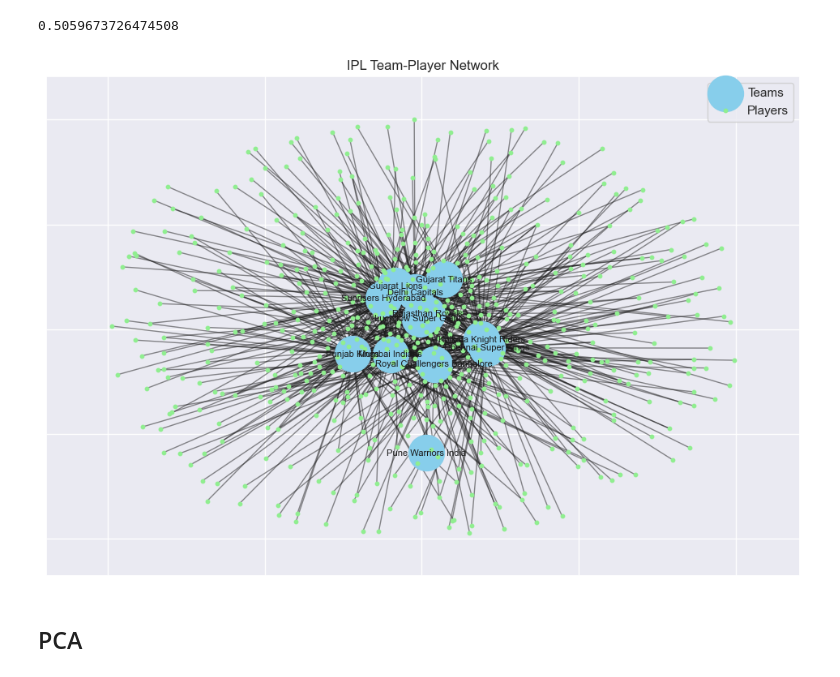
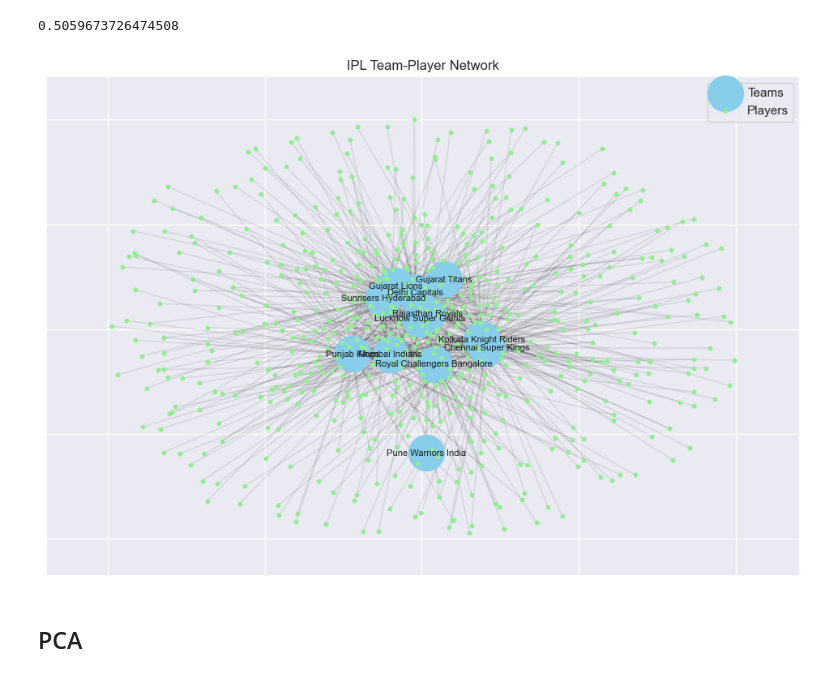
Before and after one commit to arhamaneeq/CFA_Analytics_Induction, a Jupyter notebook: prelim.ipynb, the cells around one changed output. Saved outputs shown, nothing was run; the diff lists cells and outputs as text; code cells hidden in the pictures.

```diff
--- a/prelim.ipynb
+++ b/prelim.ipynb
@@ -828,30 +828,30 @@ print(sklearn.metrics.silhouette_score(X, kmeans.labels_))
 # %%
 G = nx.Graph()
 
 teams = team_df['Team'].unique()
 players = player_df['Player'].unique()
 
 G.add_nodes_from(teams, bipartite = 0)
 G.add_nodes_from(players, bipartite = 1)
 
 for _, row in df.iterrows():
     G.add_edge(row['Team'], row['Player'], weight=row['Winning bid'])
 
 pos = nx.spring_layout(G, seed=42, k=0.9)
 
 plt.figure(figsize=(12, 8))
 nx.draw_networkx_nodes(G, pos, node_color="skyblue", nodelist=teams, node_size=1000, label="Teams")
 nx.draw_networkx_nodes(G, pos, node_color="lightgreen", nodelist=players, node_size=10, label="Players")
 
 edges = nx.get_edge_attributes(G, 'weight')
-nx.draw_networkx_edges(G, pos, alpha=0.5)
+nx.draw_networkx_edges(G, pos, alpha=0.1)
 nx.draw_networkx_labels(G, pos, labels={team: team for team in teams},font_size=8)
 
 plt.title("IPL Team-Player Network")
 plt.legend()
 plt.show()
 # %% [output]
-[figure, old version]
+[figure, new version]
 # %% [markdown]
 ## PCA
 # %%
```
Also changed, not shown: parts of 8 cells of this notebook, 1 other file.
